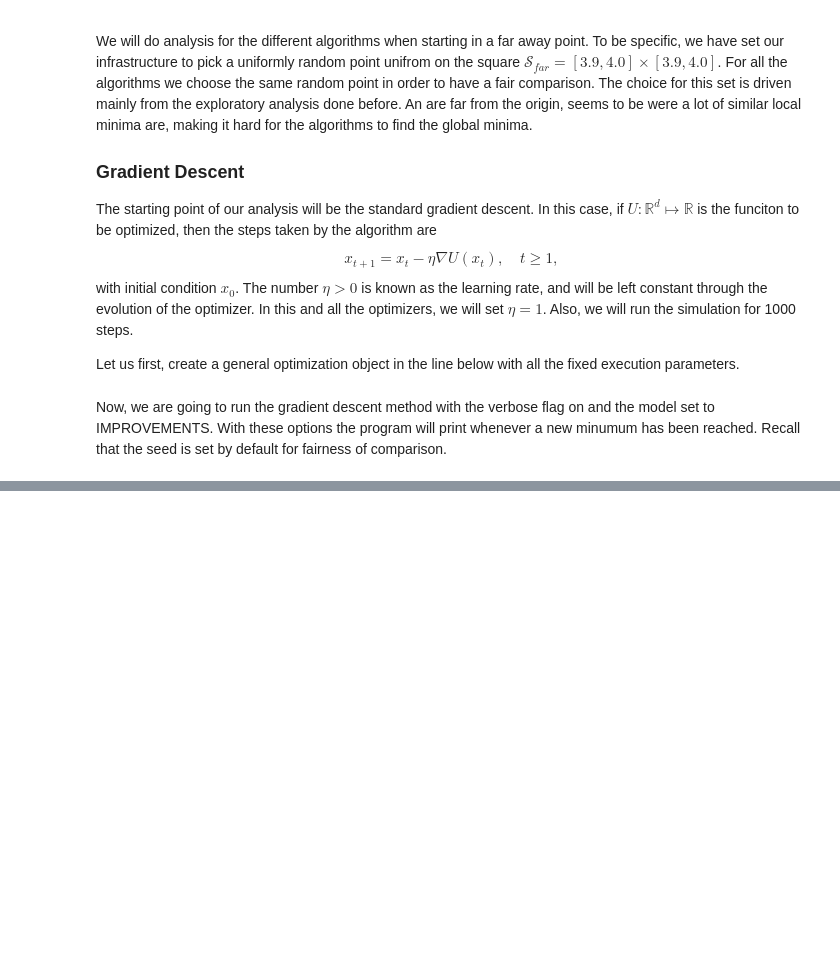
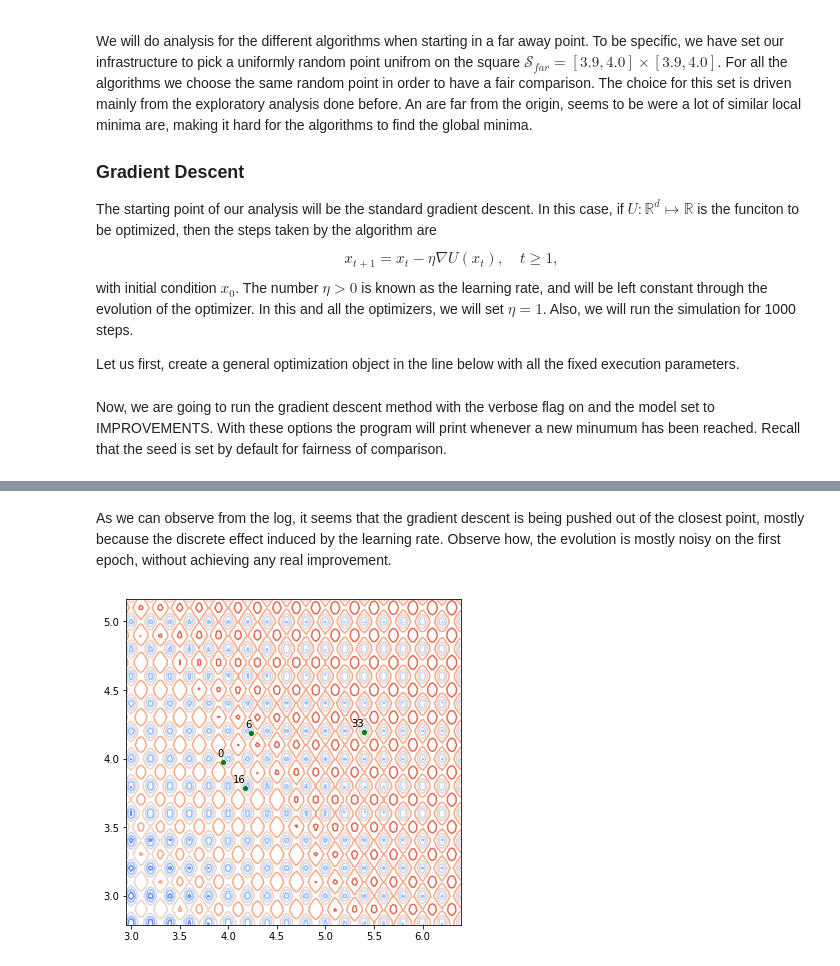
Before and after one commit to quantliquidlabs/gradientOptimization, a Jupyter notebook: code/Presentation.ipynb, the cells around one changed output, grey strips where cells are left out. Cells and saved outputs as stored; diff of their text form; code cells hidden in the pictures; blank space fills up the shorter version.

```diff
--- a/code/Presentation.ipynb
+++ b/code/Presentation.ipynb
@@ -95,0 +103,38 @@ iteration  33 , x  [5.3972673416137695, 4.196927070617676] , y  19.8522968292236
+# %% [markdown]
+As we can observe from the log, it seems that the gradient descent is being pushed out of the closest point, mostly because the discrete effect induced by the learning rate. Observe how, the evolution is mostly noisy on the first epoch, without achieving any real improvement.
+# %%
+def flatten_points(res):
+    x, y, z = [], [], []
+    for i, v in res.values[0].items():
+        x.append( v[0][0] )
+        y.append( v[0][1] )
+        z.append( i )
+    return x, y, z
+
+def extra_plotter(x, y, steps, marker = "go", markersize = 2, labeled = True):
+    def f():
+        plt.plot(x,y,"go", markersize=4)
+        if labeled:
+            for i,label in enumerate(steps):
+                plt.annotate(str(label), # this is the text
+                             (x[i],y[i]), # this is the point to label
+                             textcoords="offset points", # how to position the text
+                             xytext=(0,5), # distance from text to points (x,y)
+                             ha='right')
+
+    return f
+# %%
+def plot_evolution(res):
+    x,y,step_num = flatten_points(res)
+    x_min, x_max = min(x)-1,max(x)+ 1
+    y_min, y_max = min(y)-1,max(y)+ 1
+    delta_x, delta_y = ( y_max - y_min )*0.01, ( x_max - x_min )*0.01
+
+    box_surface_2d_tourch( [x_min, y_min], [x_max, y_max], [delta_x, delta_y], ackley,
+                          figsize= (6,6),
+                          type_of_plot = typeOfPlot.Contour,
+                          extra_plotter = extra_plotter(x,y,step_num) )
+
+plot_evolution(res)
+# %% [output]
+[figure, added]
```
Also changed, not shown: parts of 12 cells of this notebook, 2 other files.
